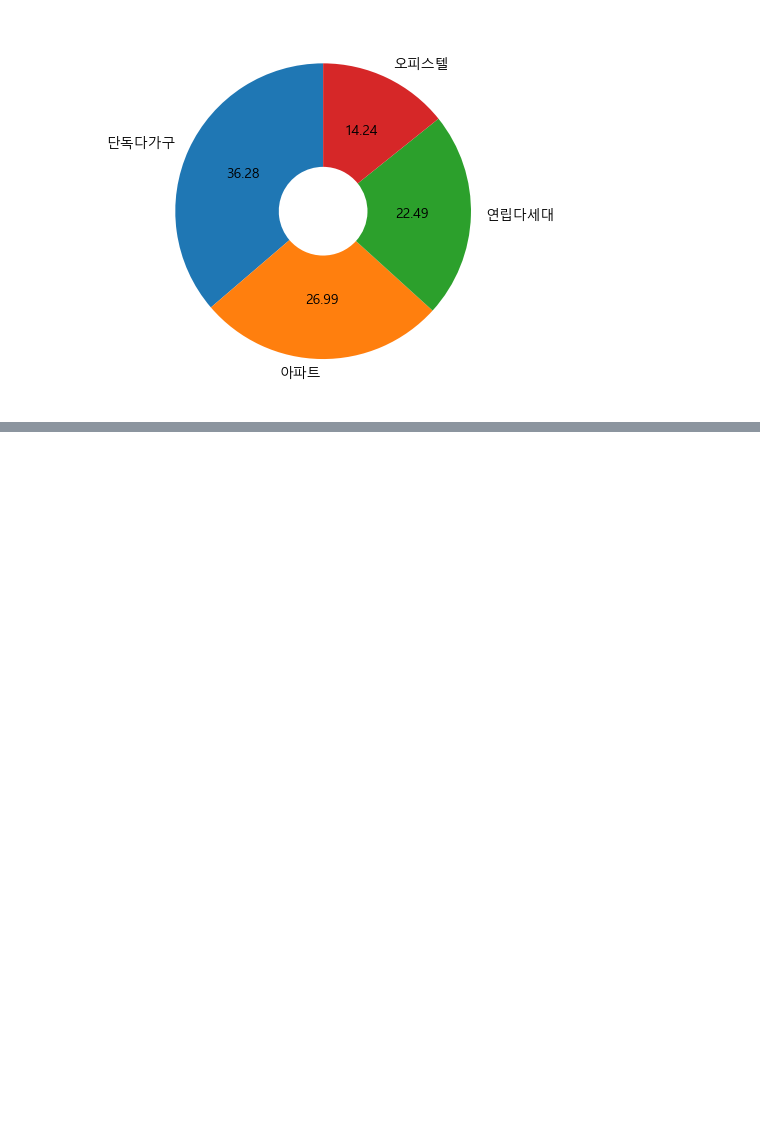
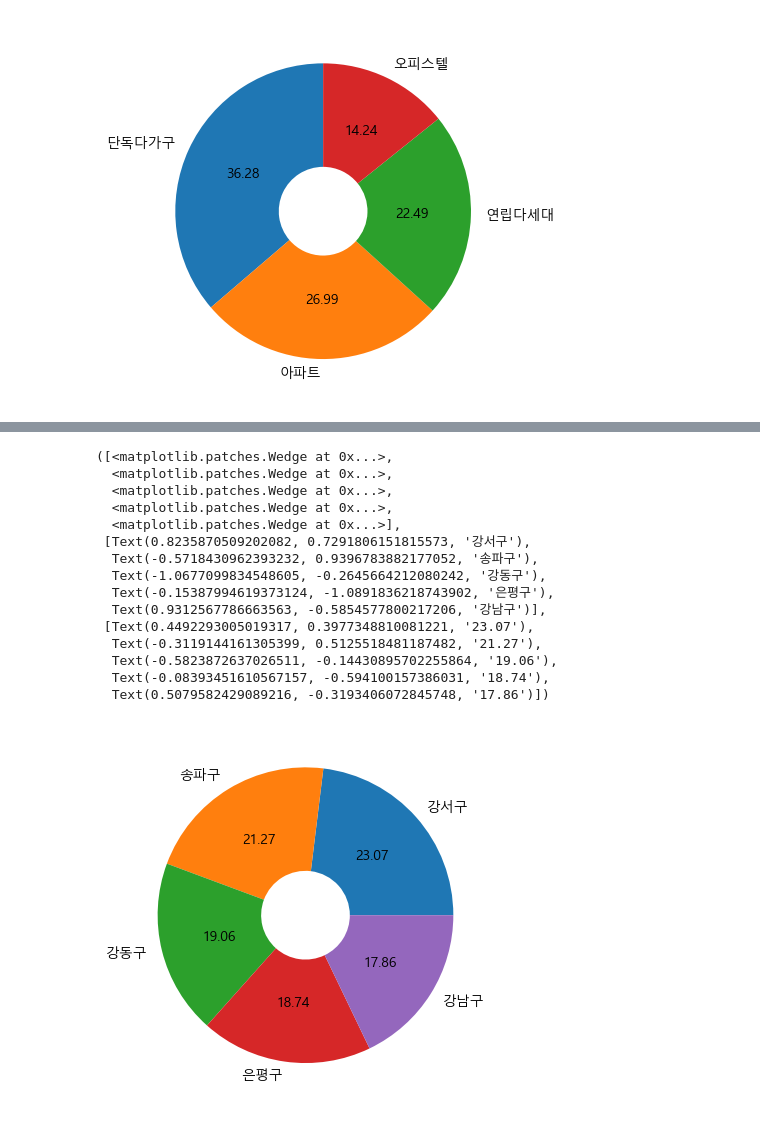
Before and after one commit to isk03300/my_projcet, a Jupyter notebook: dev_data.ipynb, the cells around one changed output, grey strips where cells are left out. Drawn from its saved outputs; the diff is of its cells as text; code cells hidden in the pictures; blank space fills up the shorter version.

```diff
--- a/dev_data.ipynb
+++ b/dev_data.ipynb
@@ -287,0 +304,21 @@ plt.pie(df_total, labels=df_total.index, autopct='%.2f' , startangle= 90 ,wedgep
+# %%
+df2 = df['자치구명'].value_counts().head()
+# %%
+plt.pie(df2 , labels=df2.index, autopct='%.2f',wedgeprops={'width':0.7})
+# %% [output]
+([<matplotlib.patches.Wedge at 0x...>,
+  <matplotlib.patches.Wedge at 0x...>,
+  <matplotlib.patches.Wedge at 0x...>,
+  <matplotlib.patches.Wedge at 0x...>,
+  <matplotlib.patches.Wedge at 0x...>],
+ [Text(0.8235870509202082, 0.7291806151815573, '강서구'),
+  Text(-0.5718430962393232, 0.9396783882177052, '송파구'),
+  Text(-1.0677099834548605, -0.2645664212080242, '강동구'),
+  Text(-0.15387994619373124, -1.0891836218743902, '은평구'),
+  Text(0.9312567786663563, -0.5854577800217206, '강남구')],
+ [Text(0.4492293005019317, 0.3977348810081221, '23.07'),
+  Text(-0.3119144161305399, 0.5125518481187482, '21.27'),
+  Text(-0.5823872637026511, -0.14430895702255864, '19.06'),
+  Text(-0.08393451610567157, -0.594100157386031, '18.74'),
+  Text(0.5079582429089216, -0.3193406072845748, '17.86')])
+[figure, added]
```
Also changed, not shown: parts of 4 cells of this notebook, 4 other files.
